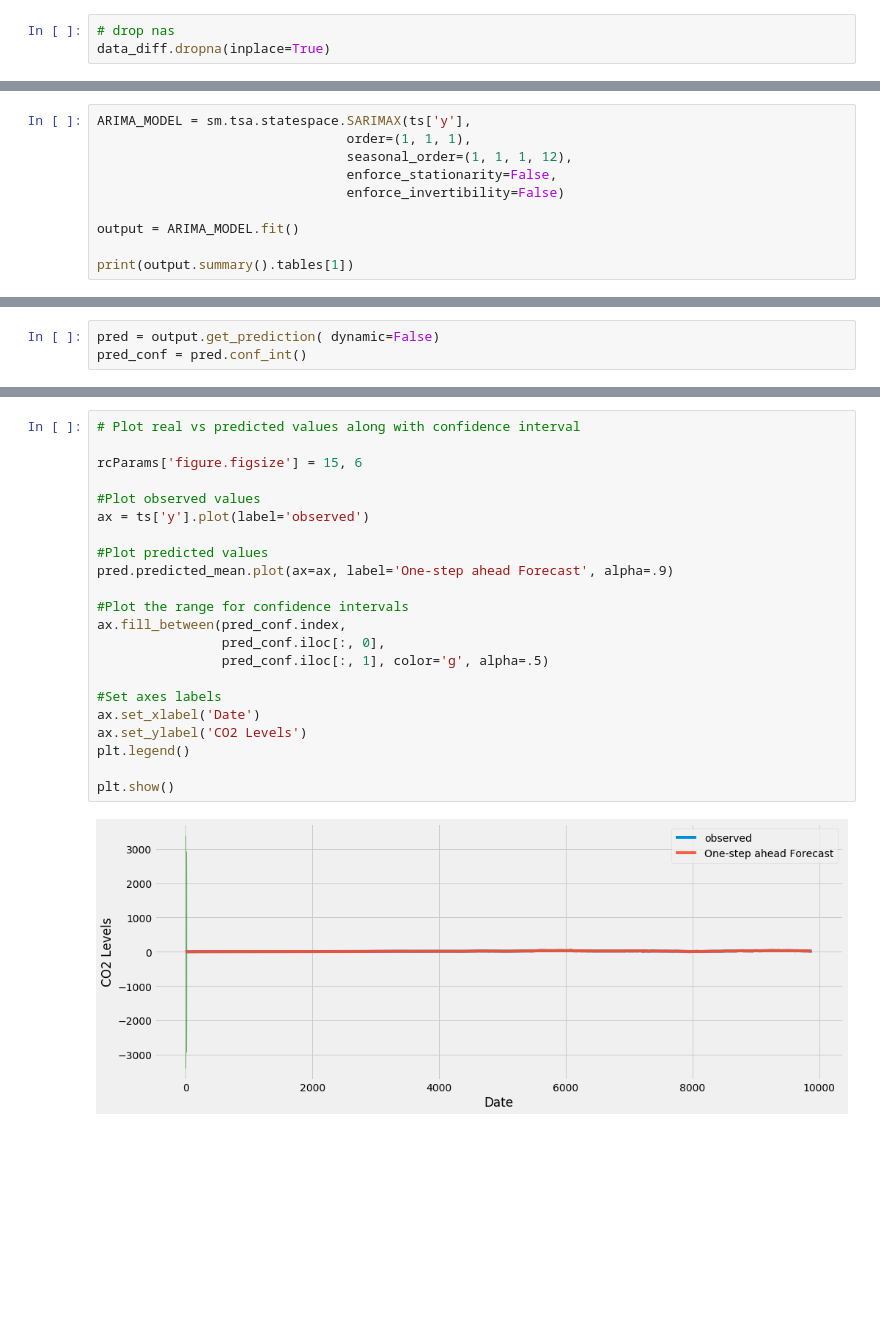
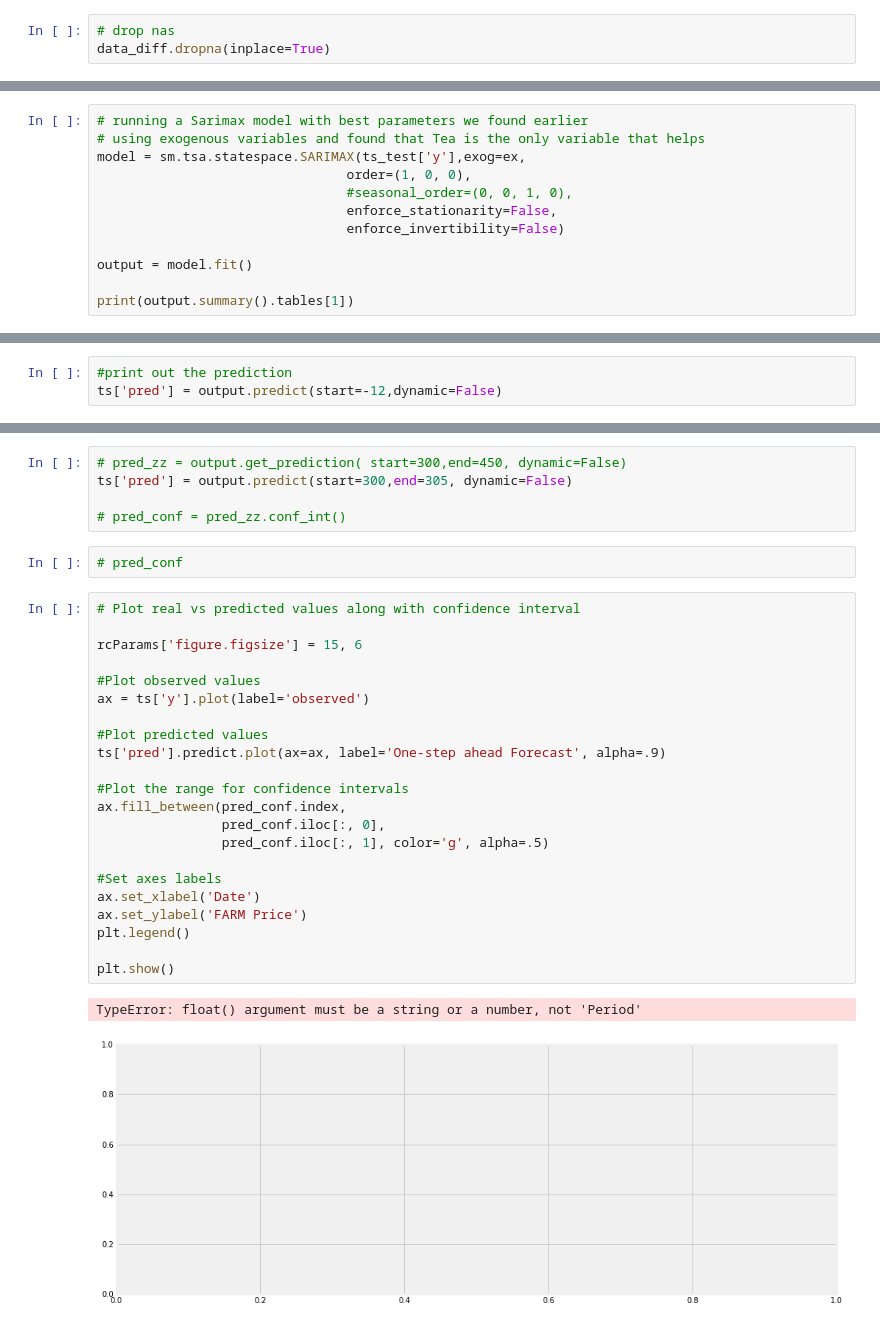
Before and after one commit to denisdunn/mod_4_Time_Series, a Jupyter notebook: coffee_tea_timeseries.ipynb, the cells around one changed output, grey strips where cells are left out. Saved outputs shown, nothing was run; the diff lists cells and outputs as text; blank space fills up the shorter version.

```diff
--- a/coffee_tea_timeseries.ipynb
+++ b/coffee_tea_timeseries.ipynb
@@ -319,11 +337,13 @@ Name: 57, dtype: object
 # %%
-ARIMA_MODEL = sm.tsa.statespace.SARIMAX(ts['y'],
-                                order=(1, 1, 1),
-                                seasonal_order=(1, 1, 1, 12),
+# running a Sarimax model with best parameters we found earlier
+# using exogenous variables and found that Tea is the only variable that helps
+model = sm.tsa.statespace.SARIMAX(ts_test['y'],exog=ex,
+                                order=(1, 0, 0),
+                                #seasonal_order=(0, 0, 1, 0),
                                 enforce_stationarity=False,
                                 enforce_invertibility=False)
 
-output = ARIMA_MODEL.fit()
+output = model.fit()
 
 print(output.summary().tables[1])
 # %% [output]
@@ -338,0 +358,3 @@ sigma2         0.1783      0.085      2.104      0.035       0.012       0.344
+# %%
+#print out the prediction
+ts['pred'] = output.predict(start=-12,dynamic=False)
@@ -345,3 +371,0 @@ plt.show()
-# %%
-pred = output.get_prediction( dynamic=False)
-pred_conf = pred.conf_int()
@@ -348,27 +379,35 @@ pred_conf = pred.conf_int()
+# %%
+# pred_zz = output.get_prediction( start=300,end=450, dynamic=False)
+ts['pred'] = output.predict(start=300,end=305, dynamic=False)
+
+# pred_conf = pred_zz.conf_int()
+# %%
+# pred_conf
 # %%
 # Plot real vs predicted values along with confidence interval
 
 rcParams['figure.figsize'] = 15, 6
 
 #Plot observed values
 ax = ts['y'].plot(label='observed')
 
 #Plot predicted values
-pred.predicted_mean.plot(ax=ax, label='One-step ahead Forecast', alpha=.9)
+ts['pred'].predict.plot(ax=ax, label='One-step ahead Forecast', alpha=.9)
 
 #Plot the range for confidence intervals
 ax.fill_between(pred_conf.index,
                 pred_conf.iloc[:, 0],
                 pred_conf.iloc[:, 1], color='g', alpha=.5)
 
 #Set axes labels
 ax.set_xlabel('Date')
-ax.set_ylabel('CO2 Levels')
+ax.set_ylabel('FARM Price')
 plt.legend()
 
 plt.show()
 # %% [output]
+TypeError: float() argument must be a string or a number, not 'Period'
-[figure, old version]
+[figure, new version]
 # %%
 # Get the Real and predicted values
 ts_forecasted = pred.predicted_mean
```
Also changed, not shown: parts of 94 cells of this notebook, 11 other files.
